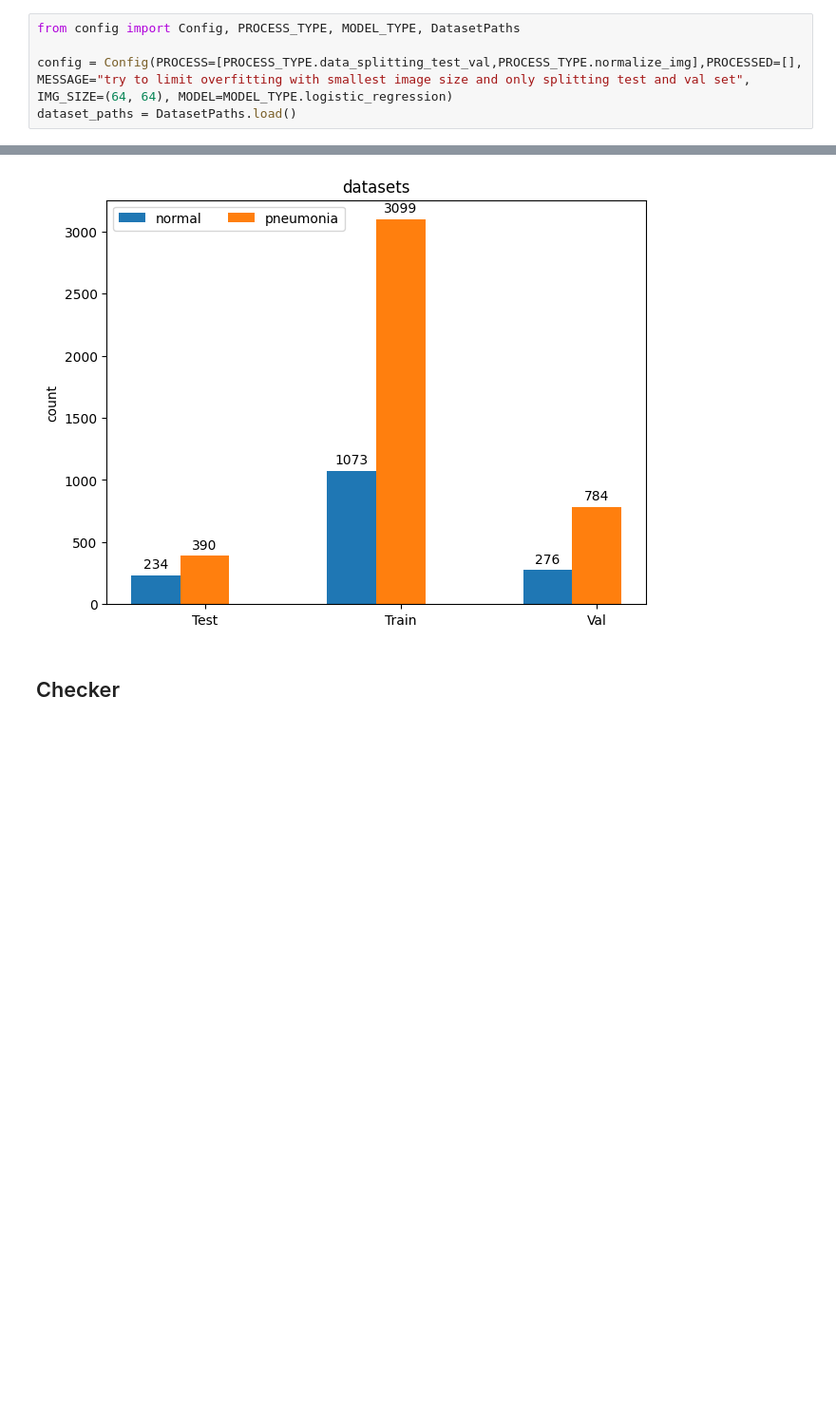
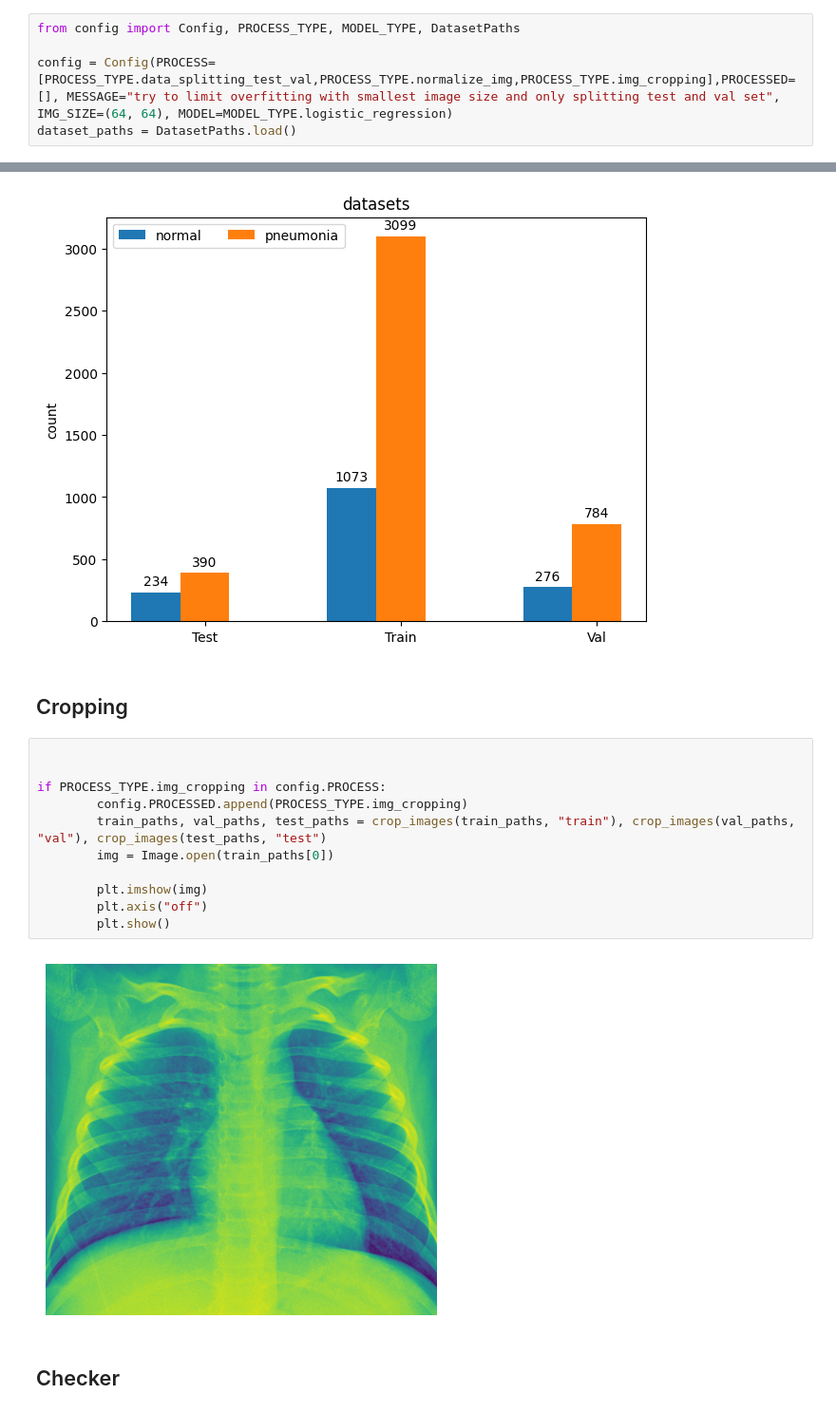
Before and after one commit to Nicolas-Dmb/t-dev-810, a Jupyter notebook: notebook.ipynb, the cells around one changed output, grey strips where cells are left out. Shown at 95% size. Cells and saved outputs as stored; diff of their text form; blank space fills up the shorter version.

Commit message:
feat / crop images

```diff
--- a/notebook.ipynb
+++ b/notebook.ipynb
@@ -3,7 +3,7 @@
 # %%
 from config import Config, PROCESS_TYPE, MODEL_TYPE, DatasetPaths
 
-config = Config(PROCESS=[PROCESS_TYPE.data_splitting_test_val,PROCESS_TYPE.normalize_img],PROCESSED=[], MESSAGE="try to limit overfitting with smallest image size and only splitting test and val set", IMG_SIZE=(64, 64), MODEL=MODEL_TYPE.logistic_regression)
+config = Config(PROCESS=[PROCESS_TYPE.data_splitting_test_val,PROCESS_TYPE.normalize_img,PROCESS_TYPE.img_cropping],PROCESSED=[], MESSAGE="try to limit overfitting with smallest image size and only splitting test and val set", IMG_SIZE=(64, 64), MODEL=MODEL_TYPE.logistic_regression)
 dataset_paths = DatasetPaths.load()
 # %% [markdown]
 # Dataset
@@ -29,6 +31,21 @@ elif PROCESS_TYPE.data_splitting_test_val in config.PROCESS :
 display_distribution([test_path for test_path in test_paths if test_path.parent.name == "NORMAL"], [test_path for test_path in test_paths if test_path.parent.name == "PNEUMONIA"], [train_path for train_path in train_paths if train_path.parent.name == "NORMAL"], [train_path for train_path in train_paths if train_path.parent.name == "PNEUMONIA"], [val_path for val_path in val_paths if val_path.parent.name == "NORMAL"], [val_path for val_path in val_paths if val_path.parent.name == "PNEUMONIA"])
 # %% [output]
 [figure]
+# %% [markdown]
+## Cropping
+# %%
+
+
+if PROCESS_TYPE.img_cropping in config.PROCESS:
+        config.PROCESSED.append(PROCESS_TYPE.img_cropping)
+        train_paths, val_paths, test_paths = crop_images(train_paths, "train"), crop_images(val_paths, "val"), crop_images(test_paths, "test")
+        img = Image.open(train_paths[0])
+
+        plt.imshow(img)
+        plt.axis("off")
+        plt.show()
+# %% [output]
+[figure, added]
 # %% [markdown]
 ## Checker
 # %%
```
Also changed, not shown: parts of 6 cells of this notebook, 10 other files.
